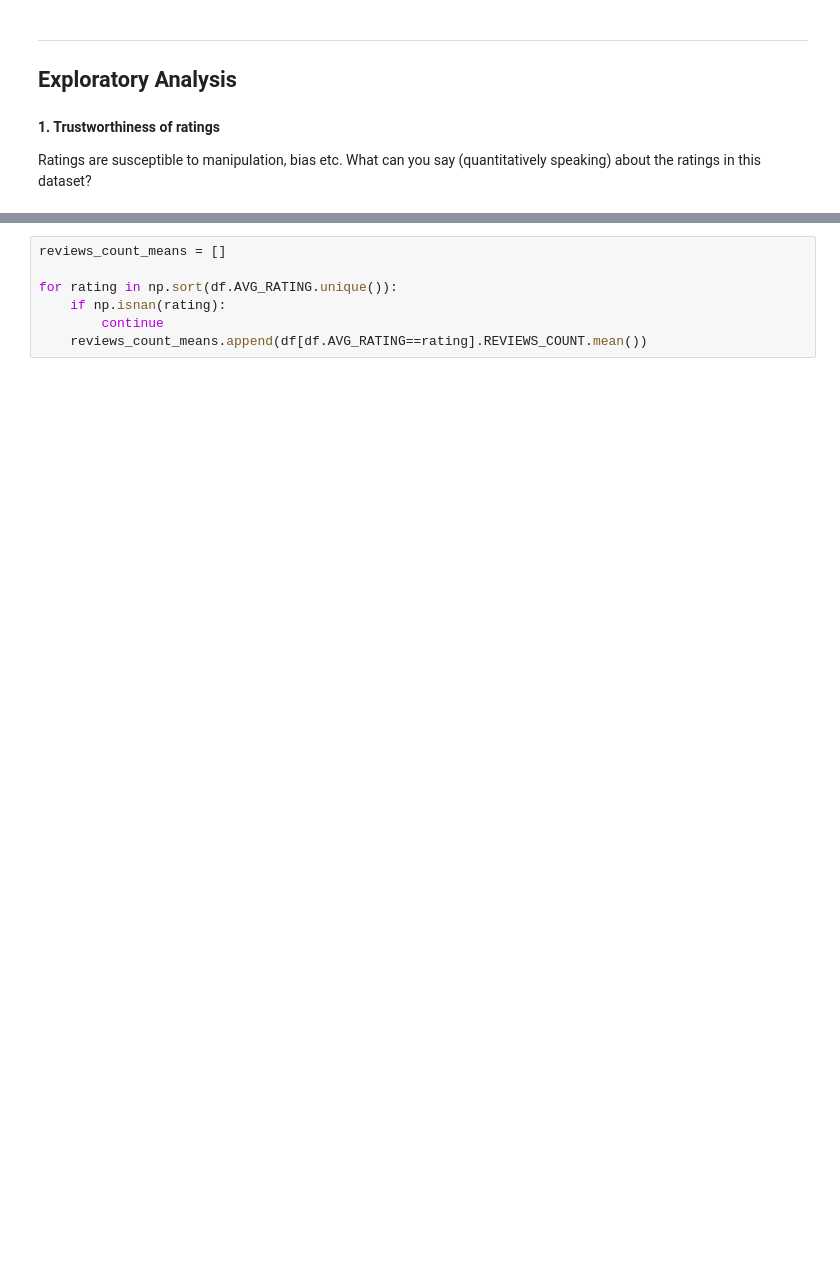
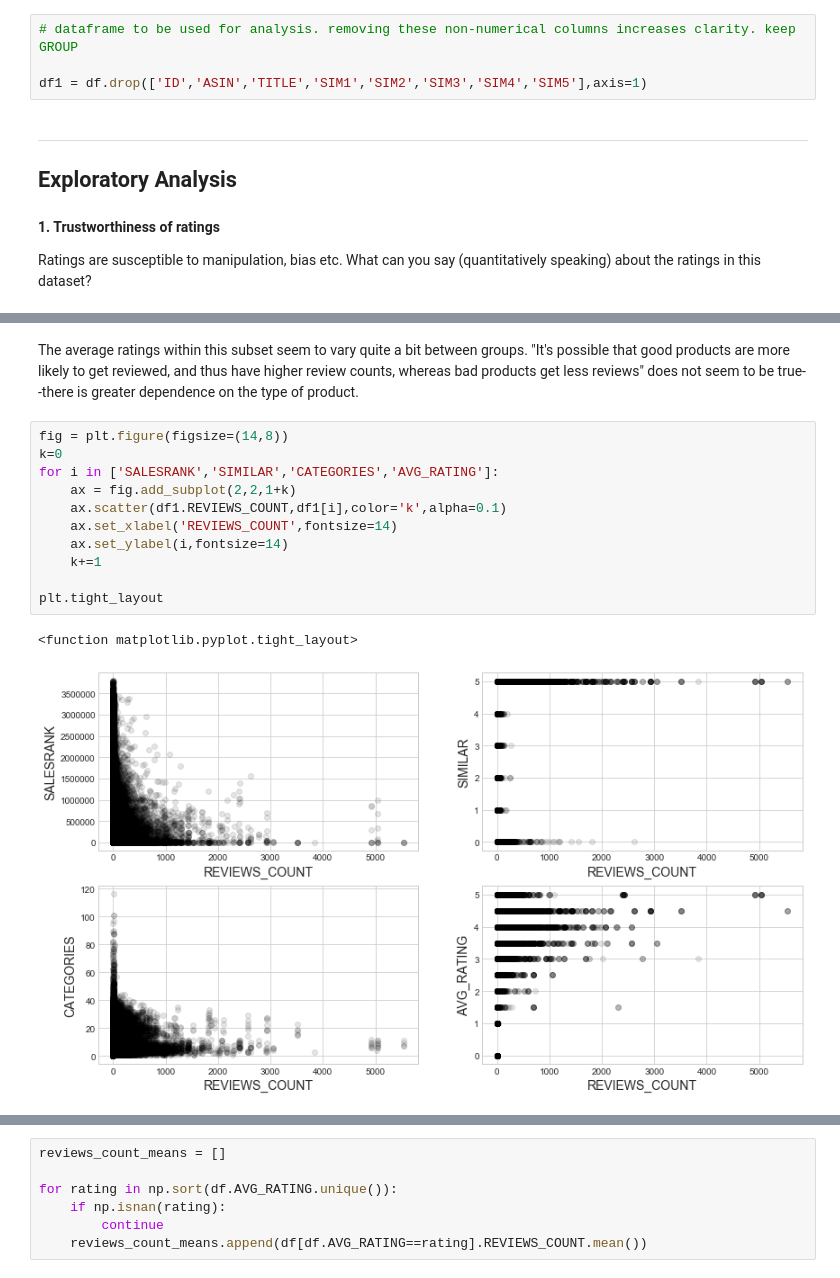
Before and after one commit to pandrewg/Mini-Projects, a Jupyter notebook: keepup amazon challenege/solution.ipynb, the cells around one changed output, grey strips where cells are left out. Cells and saved outputs as stored; diff of their text form; blank space fills up the shorter version.

```diff
--- a/keepup amazon challenege/solution.ipynb
+++ b/keepup amazon challenege/solution.ipynb
@@ -247,6 +247,10 @@ df.head()
 | 2 | 2 | 0738700797 | Candlemas: Feast of Flames | Book | 168596.0 | 5.0 | 0738700827 | 1567184960 | 1567182836 | 0738700525 | 0738700940 | ... |
 | 3 | 3 | 0486287785 | World War II Allied Fighter Plane... | Book | 1270652.0 | 0.0 | NaN | NaN | NaN | NaN | NaN | ... |
 | 4 | 4 | 0842328327 | Life Application Bible Commentary... | Book | 631289.0 | 5.0 | 0842328130 | 0830818138 | 0842330313 | 0842328610 | 0842328572 | ... |
+# %%
+# dataframe to be used for analysis. removing these non-numerical columns increases clarity. keep GROUP
+
+df1 = df.drop(['ID','ASIN','TITLE','SIM1','SIM2','SIM3','SIM4','SIM5'],axis=1)
 # %% [markdown]
 ---
 ## Exploratory Analysis
@@ -273,0 +361,16 @@ Name: REVIEWS_COUNT, dtype: float64
+# %% [markdown]
+The average ratings within this subset seem to vary quite a bit between groups. "It's possible that good products are more likely to get reviewed, and thus have higher review counts, whereas bad products get less reviews" does not seem to be true--there is greater dependence on the type of product.
+# %%
+fig = plt.figure(figsize=(14,8))
+k=0
+for i in ['SALESRANK','SIMILAR','CATEGORIES','AVG_RATING']:
+    ax = fig.add_subplot(2,2,1+k)
+    ax.scatter(df1.REVIEWS_COUNT,df1[i],color='k',alpha=0.1)
+    ax.set_xlabel('REVIEWS_COUNT',fontsize=14)
+    ax.set_ylabel(i,fontsize=14)
+    k+=1
+
+plt.tight_layout
+# %% [output]
+<function matplotlib.pyplot.tight_layout>
+[figure, added]
```
Also changed, not shown: parts of 55 cells of this notebook.
